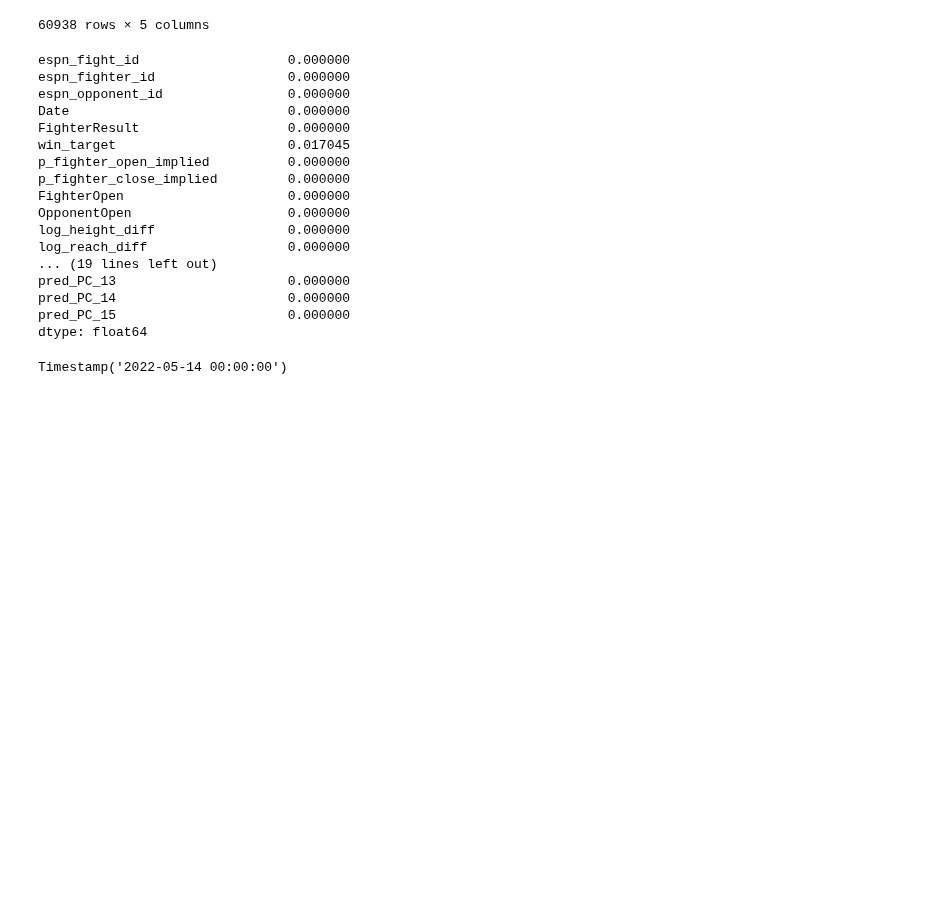
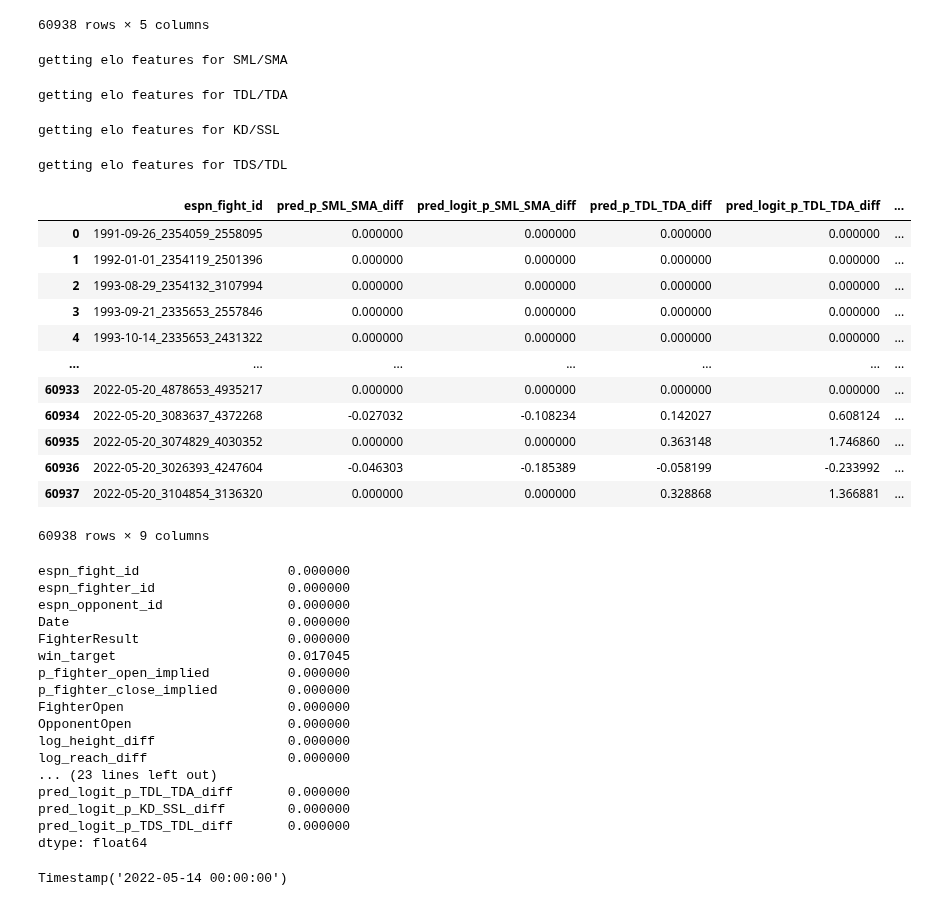
Before and after one commit to John-Curcio/sports, a Jupyter notebook: example run 6-25.ipynb, the cells around one changed output. Cells and saved outputs as stored; diff of their text form; code cells hidden in the pictures; blank space fills up the shorter version.

```diff
--- a/example run 6-25.ipynb
+++ b/example run 6-25.ipynb
@@ -108,3 +117,33 @@ getting elo features for fighter_finish
+# %%
+from model.mma_features import AccEloWrapper
+
+elo_alphas = {
+    ("SML", "SMA"): 0.5, # submission offense, submission defense
+    ("TDL", "TDA"): 0.5, # takedown offense, takedown defense
+    ("KD", "SSL"): 0.5, # offense = KD power, defense = strength of your jaw
+    ("TDS", "TDL"): 0.5, # slam rate
+}
+acc_ew = AccEloWrapper(elo_alphas)
+acc_elo_feat_df = acc_ew.fit_transform_all(df)
+acc_elo_feat_df
+# %% [output]
+getting elo features for SML/SMA
+getting elo features for TDL/TDA
+getting elo features for KD/SSL
+getting elo features for TDS/TDL
+|  | espn_fight_id | pred_p_SML_SMA_diff | pred_logit_p_SML_SMA_diff | pred_p_TDL_TDA_diff | pred_logit_p_TDL_TDA_diff | ... |
+| 0 | 1991-09-26_2354059_2558095 | 0.000000 | 0.000000 | 0.000000 | 0.000000 | ... |
+| 1 | 1992-01-01_2354119_2501396 | 0.000000 | 0.000000 | 0.000000 | 0.000000 | ... |
+| 2 | 1993-08-29_2354132_3107994 | 0.000000 | 0.000000 | 0.000000 | 0.000000 | ... |
+| 3 | 1993-09-21_2335653_2557846 | 0.000000 | 0.000000 | 0.000000 | 0.000000 | ... |
+| 4 | 1993-10-14_2335653_2431322 | 0.000000 | 0.000000 | 0.000000 | 0.000000 | ... |
+| ... | ... | ... | ... | ... | ... | ... |
+| 60933 | 2022-05-20_4878653_4935217 | 0.000000 | 0.000000 | 0.000000 | 0.000000 | ... |
+| 60934 | 2022-05-20_3083637_4372268 | -0.027032 | -0.108234 | 0.142027 | 0.608124 | ... |
+| 60935 | 2022-05-20_3074829_4030352 | 0.000000 | 0.000000 | 0.363148 | 1.746860 | ... |
+| 60936 | 2022-05-20_3026393_4247604 | -0.046303 | -0.185389 | -0.058199 | -0.233992 | ... |
+| 60937 | 2022-05-20_3104854_3136320 | 0.000000 | 0.000000 | 0.328868 | 1.366881 | ... |
+60938 rows × 9 columns
 # %%
 # pca_elo_feat_df.shape, df.shape
 feat_df = df.dropna(subset=["p_fighter_open_implied"]).copy()
@@ -137,6 +176,8 @@ feat_df = feat_df.merge(
     pca_elo_feat_df, on="espn_fight_id", how="left",
 ).merge(
     bin_elo_feat_df, on="espn_fight_id", how="left"
+).merge(
+    acc_elo_feat_df, on="espn_fight_id", how="left"
 )
 
 feat_cols = [
@@ -155,6 +196,10 @@ feat_cols = [
     'pred_PC_4', 'pred_PC_5', 'pred_PC_6', 'pred_PC_7', 'pred_PC_8',
     'pred_PC_9', 'pred_PC_10', 'pred_PC_11', 'pred_PC_12', 'pred_PC_13',
     'pred_PC_14', 'pred_PC_15',
+    # acc elo cols
+    'pred_logit_p_SML_SMA_diff',
+    'pred_logit_p_TDL_TDA_diff',
+    'pred_logit_p_KD_SSL_diff', 'pred_logit_p_TDS_TDL_diff',
 ]
 
 misc_cols = [
@@ -185,10 +230,10 @@ FighterOpen                     0.000000
 OpponentOpen                    0.000000
 log_height_diff                 0.000000
 log_reach_diff                  0.000000
-... (19 lines left out)
-pred_PC_13                      0.000000
-pred_PC_14                      0.000000
-pred_PC_15                      0.000000
+... (23 lines left out)
+pred_logit_p_TDL_TDA_diff       0.000000
+pred_logit_p_KD_SSL_diff        0.000000
+pred_logit_p_TDS_TDL_diff       0.000000
 dtype: float64
 # %%
 feat_df["Date"].max()
```
Also changed, not shown: parts of 10 cells of this notebook, 3 other files.
